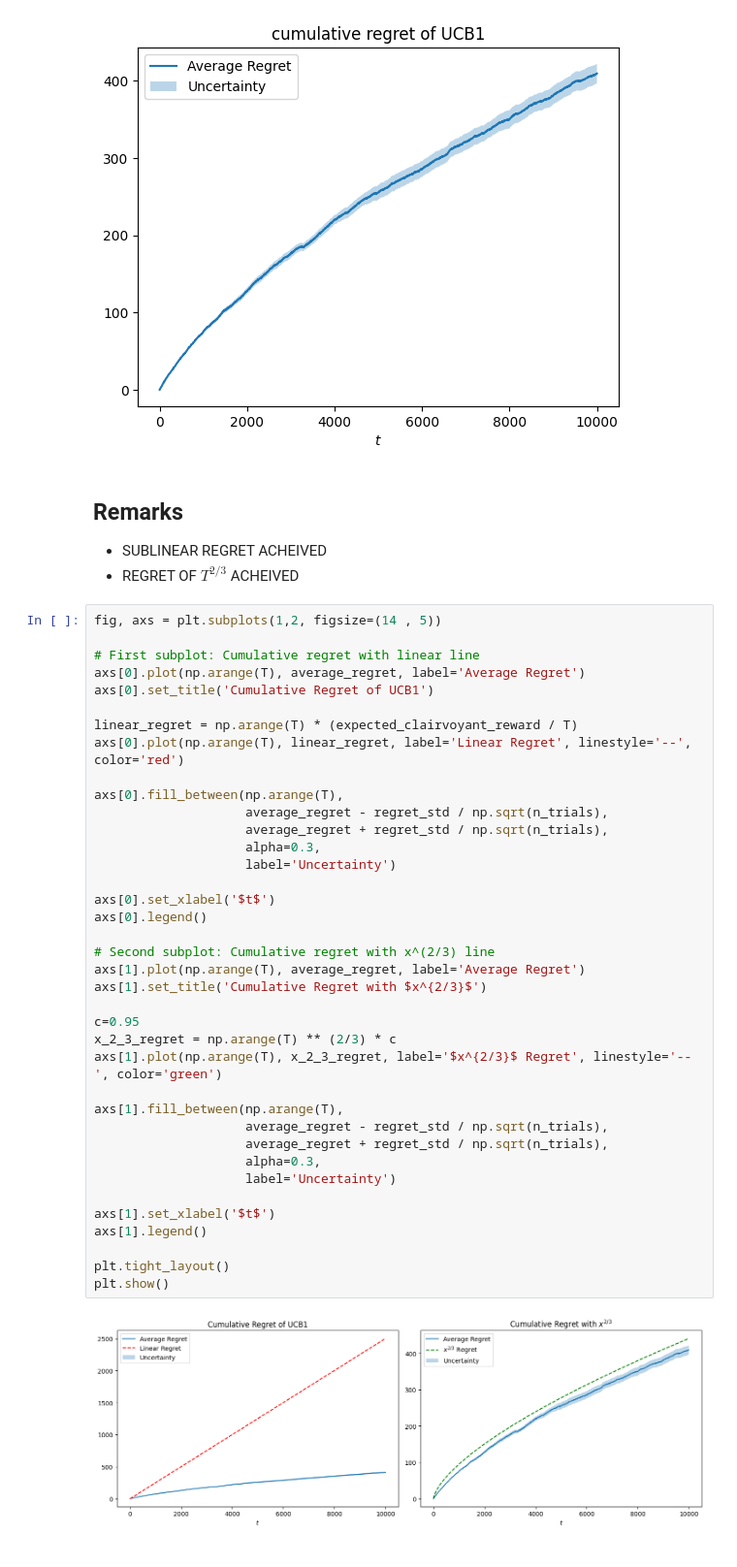
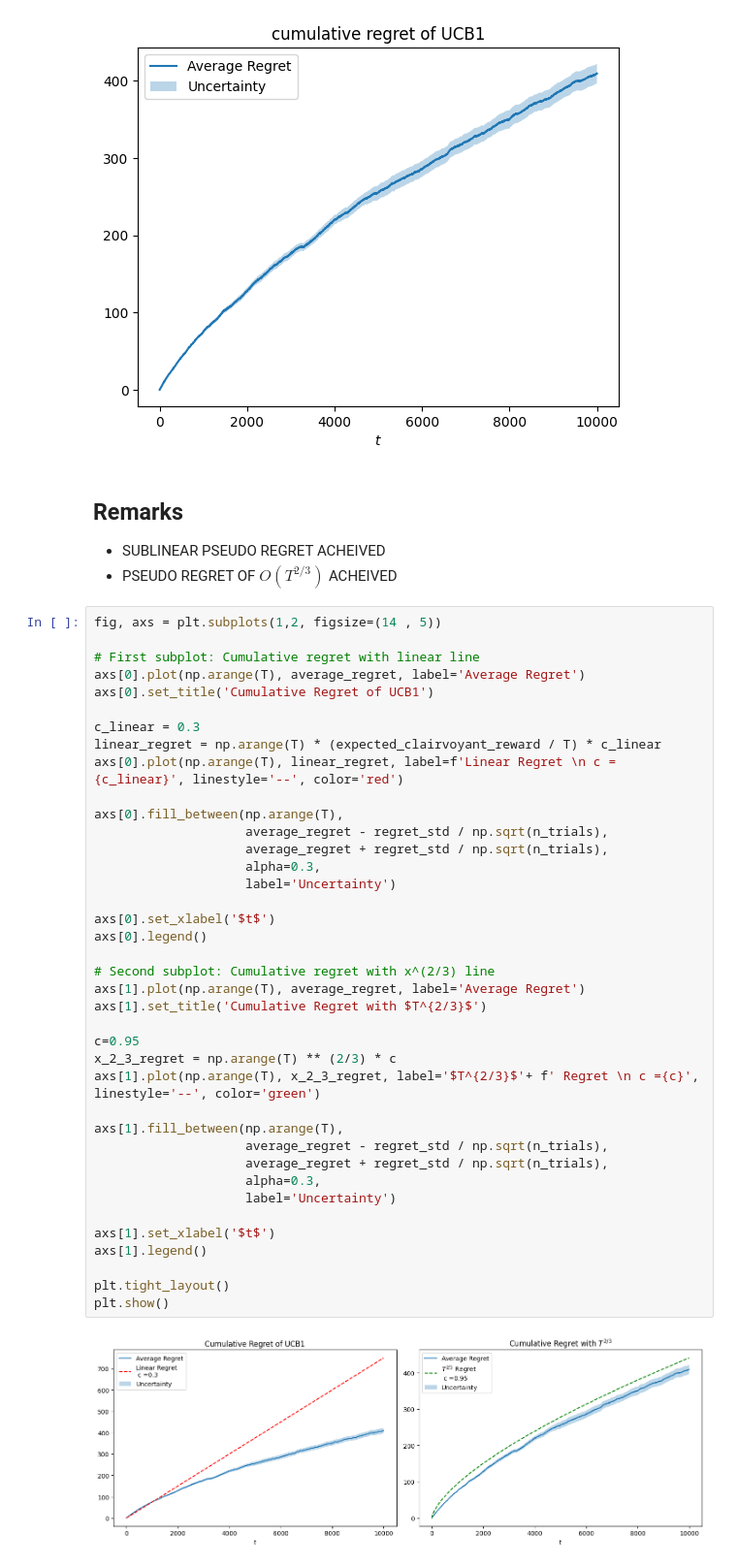
Before and after one commit to matteopasqual02/OLA-2025-project, a Jupyter notebook: R1.1_Single_product_and_stochastic_environment_no_budget.ipynb, the cells around one changed output. Shown at 97% size. Drawn from its saved outputs; the diff is of its cells as text.

```diff
--- a/R1.1_Single_product_and_stochastic_environment_no_budget.ipynb
+++ b/R1.1_Single_product_and_stochastic_environment_no_budget.ipynb
@@ -138,8 +138,8 @@ Expected clairvoyant total reward: 2500.00
 Remarks
 ---
 
-- SUBLINEAR REGRET ACHEIVED
-- REGRET OF $T^{2/3}$  ACHEIVED
+- SUBLINEAR PSEUDO REGRET ACHEIVED
+- PSEUDO REGRET OF $O (T^{2/3})$ ACHEIVED
 # %%
 fig, axs = plt.subplots(1,2, figsize=(14 , 5))
 
@@ -147,36 +147,37 @@ fig, axs = plt.subplots(1,2, figsize=(14 , 5))
 axs[0].plot(np.arange(T), average_regret, label='Average Regret')
 axs[0].set_title('Cumulative Regret of UCB1')
 
-linear_regret = np.arange(T) * (expected_clairvoyant_reward / T)
-axs[0].plot(np.arange(T), linear_regret, label='Linear Regret', linestyle='--', color='red')
+c_linear = 0.3
+linear_regret = np.arange(T) * (expected_clairvoyant_reward / T) * c_linear
+axs[0].plot(np.arange(T), linear_regret, label=f'Linear Regret \n c ={c_linear}', linestyle='--', color='red')
 
 axs[0].fill_between(np.arange(T),
                     average_regret - regret_std / np.sqrt(n_trials),
                     average_regret + regret_std / np.sqrt(n_trials),
                     alpha=0.3,
                     label='Uncertainty')
 
 axs[0].set_xlabel('$t$')
 axs[0].legend()
 
 # Second subplot: Cumulative regret with x^(2/3) line
 axs[1].plot(np.arange(T), average_regret, label='Average Regret')
-axs[1].set_title('Cumulative Regret with $x^{2/3}$')
+axs[1].set_title('Cumulative Regret with $T^{2/3}$')
 
 c=0.95
 x_2_3_regret = np.arange(T) ** (2/3) * c
-axs[1].plot(np.arange(T), x_2_3_regret, label='$x^{2/3}$ Regret', linestyle='--', color='green')
+axs[1].plot(np.arange(T), x_2_3_regret, label='$T^{2/3}$'+ f' Regret \n c ={c}', linestyle='--', color='green')
 
 axs[1].fill_between(np.arange(T),
                     average_regret - regret_std / np.sqrt(n_trials),
                     average_regret + regret_std / np.sqrt(n_trials),
                     alpha=0.3,
                     label='Uncertainty')
 
 axs[1].set_xlabel('$t$')
 axs[1].legend()
 
 plt.tight_layout()
 plt.show()
 # %% [output]
-[figure, old version]
+[figure, new version]
```
Also changed, not shown: parts of 7 cells of this notebook, 1 other file.
